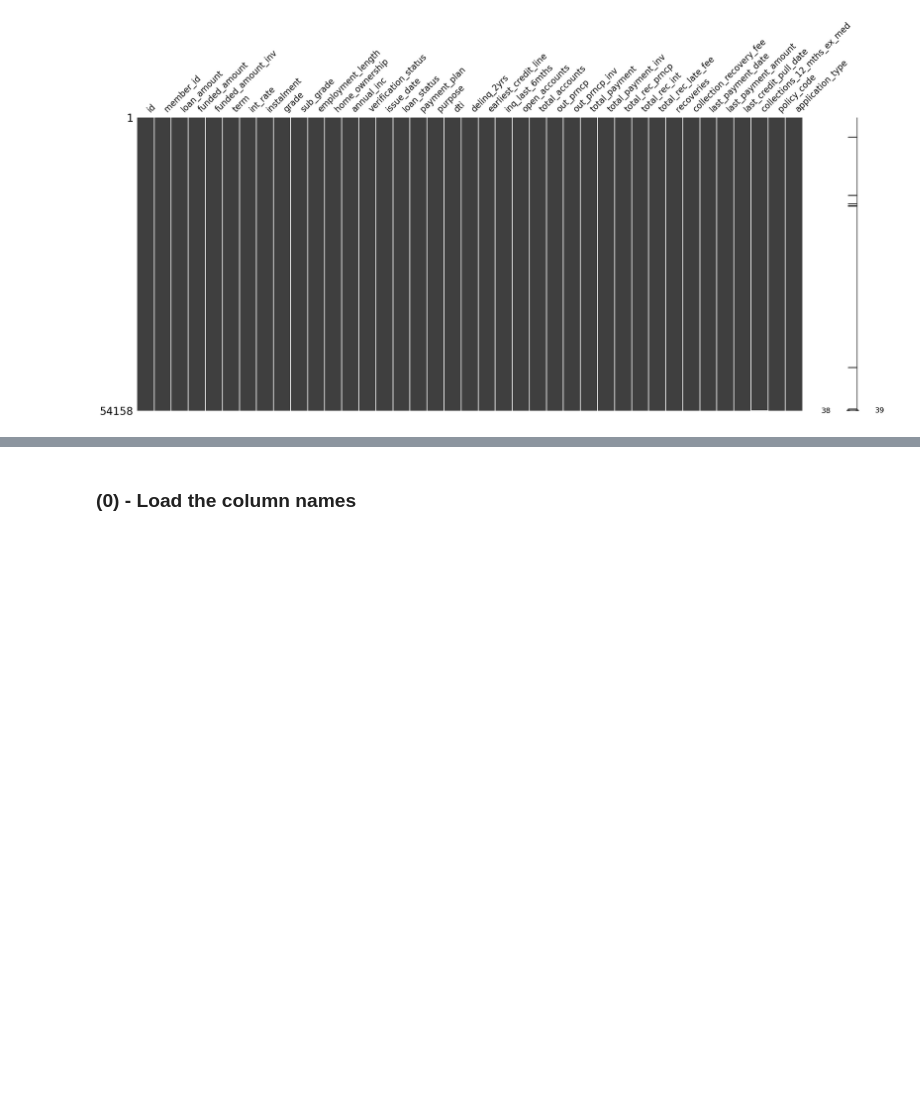
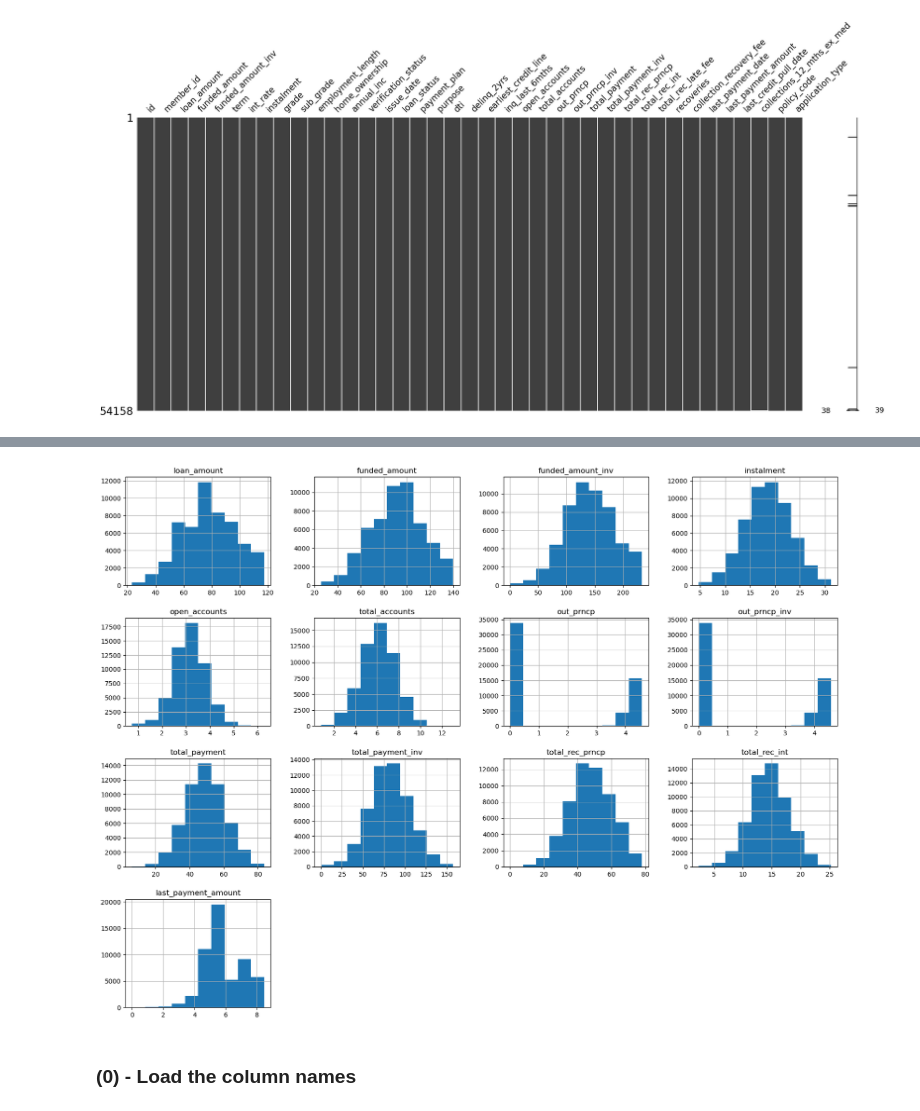
Before and after one commit to Dialga9182/exploratory-data-analysis---customer-loans-in-finance489, a Jupyter notebook: analysis_and_querying.ipynb, the cells around one changed output, grey strips where cells are left out. Saved outputs shown, nothing was run; the diff lists cells and outputs as text; code cells hidden in the pictures; blank space fills up the shorter version.

```diff
--- a/analysis_and_querying.ipynb
+++ b/analysis_and_querying.ipynb
@@ -210,40 +210,76 @@ sns.displot(df['policy_code'])
 list = ['loan_amount','funded_amount','funded_amount_inv','int_rate', 'instalment','annual_inc','dti','delinq_2yrs','inq_last_6mths','open_accounts','total_accounts','out_prncp','out_prncp_inv','total_payment','total_payment_inv','total_rec_prncp','total_rec_int','total_rec_late_fee','recoveries','collection_recovery_fee','last_payment_amount']
 list2=['policy_code']
 list3=['collections_12_mths_ex_med']
-for i in list:
-    ### PRE-TRANSFORMATION PRINTOUTS
-    print(i,':','skew:',skew(df[i]))
-    #plt.figure()
-    #sns.displot(df[i])
-    df[i] = yeojohnson(df[i])[0]
-    ###POST-TRANSFORMATION PRINTOUTS
-    print(i,':','skew:',skew(df[i]))
-    #plt.figure()
-    #sns.displot(df[i])
+#for i in list:
+#    ### PRE-TRANSFORMATION PRINTOUTS
+#    print(i,':','skew:',skew(df[i]))
+#    #plt.figure()
+#    #sns.displot(df[i])
+#    df[i] = yeojohnson(df[i])[0]
+#    ###POST-TRANSFORMATION PRINTOUTS
+#    print(i,':','skew:',skew(df[i]))
+#    #plt.figure()
+#    #sns.displot(df[i])
 
-'''for loops for list2 and 3
-for i in list2:
-    ### PRE-TRANSFORMATION PRINTOUTS
-    print(i,':','skew:',skew(df[i]))
-    #plt.figure()
-    #sns.displot(df[i])
-    df[i] = yeojohnson(df[i])[0]
-    ###POST-TRANSFORMATION PRINTOUTS
-    print(i,':','skew:',skew(df[i]))
-    #plt.figure()
-    #sns.displot(df[i])
+#for loops for list2 and 3
+#for i in list2:
+#    ### PRE-TRANSFORMATION PRINTOUTS
+#    print(i,':','skew:',skew(df[i]))
+#    #plt.figure()
+#    #sns.displot(df[i])
+#    df[i] = yeojohnson(df[i])[0]
+#    ###POST-TRANSFORMATION PRINTOUTS
+#    print(i,':','skew:',skew(df[i]))
+#    #plt.figure()
+#    #sns.displot(df[i])
 
-for i in list3:
-    ### PRE-TRANSFORMATION PRINTOUTS
-    print(i,':','skew:',skew(df[i]))
-    #plt.figure()
-    #sns.displot(df[i])
-    df[i] = yeojohnson(df[i])[0]
-    ###POST-TRANSFORMATION PRINTOUTS
-    print(i,':','skew:',skew(df[i]))
-    #plt.figure()
-    #sns.displot(df[i])
+#for i in list3:
+#    ### PRE-TRANSFORMATION PRINTOUTS
+#    print(i,':','skew:',skew(df[i]))
+#    #plt.figure()
+#    #sns.displot(df[i])
+#    df[i] = yeojohnson(df[i])[0]
+#    ###POST-TRANSFORMATION PRINTOUTS
+#    print(i,':','skew:',skew(df[i]))
+#    #plt.figure()
+#    #sns.displot(df[i])
 
+list_for_skew = ['loan_amount', 'funded_amount', 'funded_amount_inv', 'instalment', 'open_accounts', 'total_accounts','out_prncp','out_prncp_inv', 'total_payment', 'total_payment_inv', 'total_rec_prncp', 'total_rec_int', 'last_payment_amount']
+for i in list_for_skew:
+    print(i)
+
+    print(skew(df[i]))
+
+#for column in list_for_skew:
+#    df[column] = df[column].map(lambda i: np.log1p(i) if i > 0 else 0)
+for column in list_for_skew:
+   df[column], _ = yeojohnson(df[column])
+
+df[['loan_amount', 'funded_amount', 'funded_amount_inv', 'instalment',
+'open_accounts', 'total_accounts', 'out_prncp', 'out_prncp_inv',
+'total_payment', 'total_payment_inv', 'total_rec_prncp',
+'total_rec_int', 'last_payment_amount']].hist(figsize=(20,15))
+'''
+def transform_and_visualize(df, columns):
+    for col in columns:
+        print(col, ':', 'skew:', skew(df[col]))
+        plt.figure(figsize=(10, 5))
+        sns.histplot(df[col], kde=True)
+        plt.title(f'Distribution of {col} Before Transformation')
+        plt.show()
+
+        transformed_data, _ = yeojohnson(df[col])
+        df[col] = transformed_data
+
+        print(col, ':', 'skew:', skew(df[col]))
+        plt.figure(figsize=(10, 5))
+        sns.histplot(df[col], kde=True)
+        plt.title(f'Distribution of {col} After Transformation')
+        plt.show()
+
+transform_and_visualize(df, list)
+transform_and_visualize(df, list2)
+transform_and_visualize(df, list3)
 '''
 #just use yeo johnson and only use it once per column
 #get as close to 0 as possible, figure out the logic of that later tho.
@@ -270,3 +306,4 @@ last_payment_amount : skew: 0.026543856533858927
+[figure, added]
 # %% [markdown]
 <h3>(0) - Load the column names</h3>
 # %% [markdown]
```
Also changed, not shown: parts of 1 cell of this notebook.
